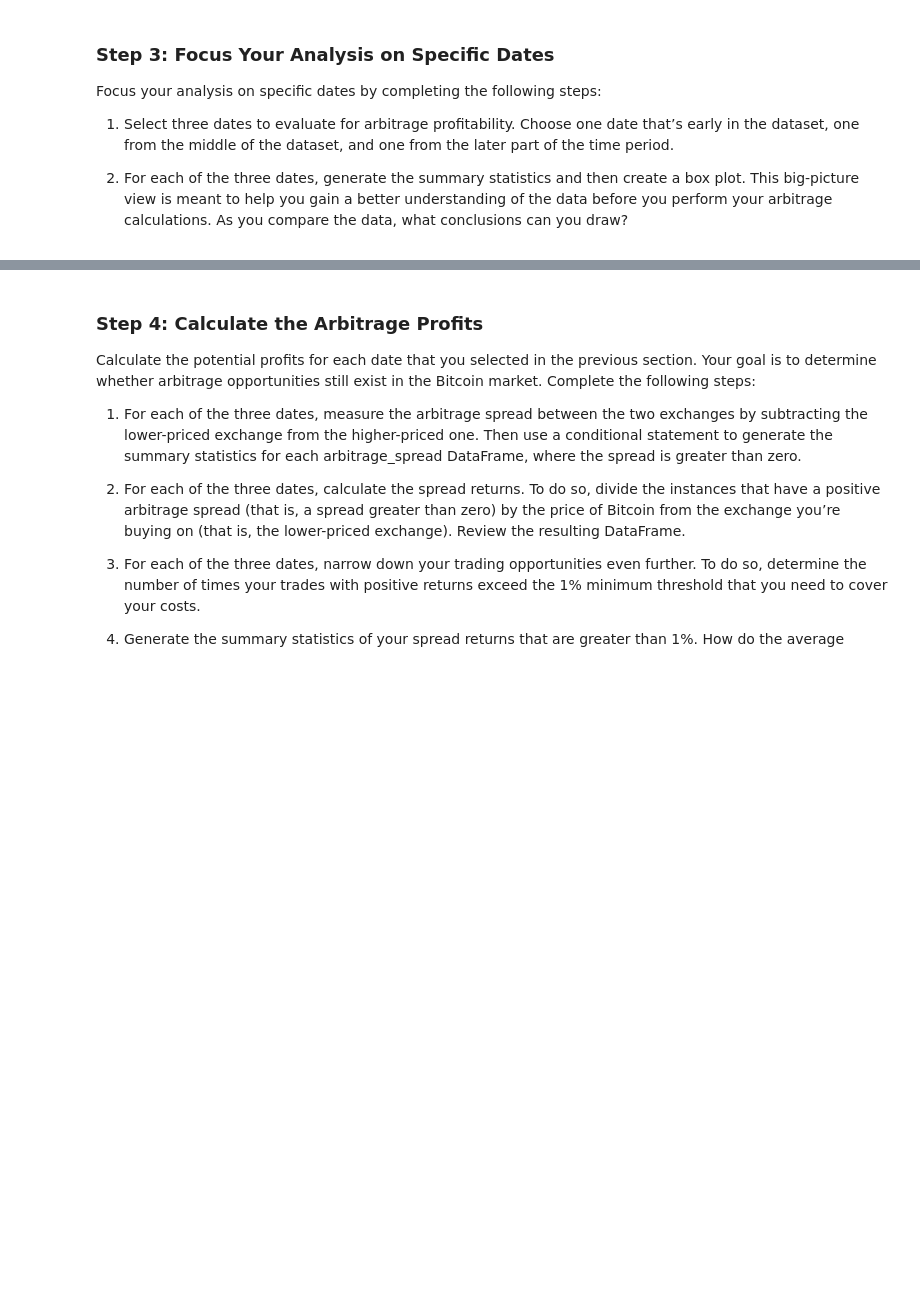
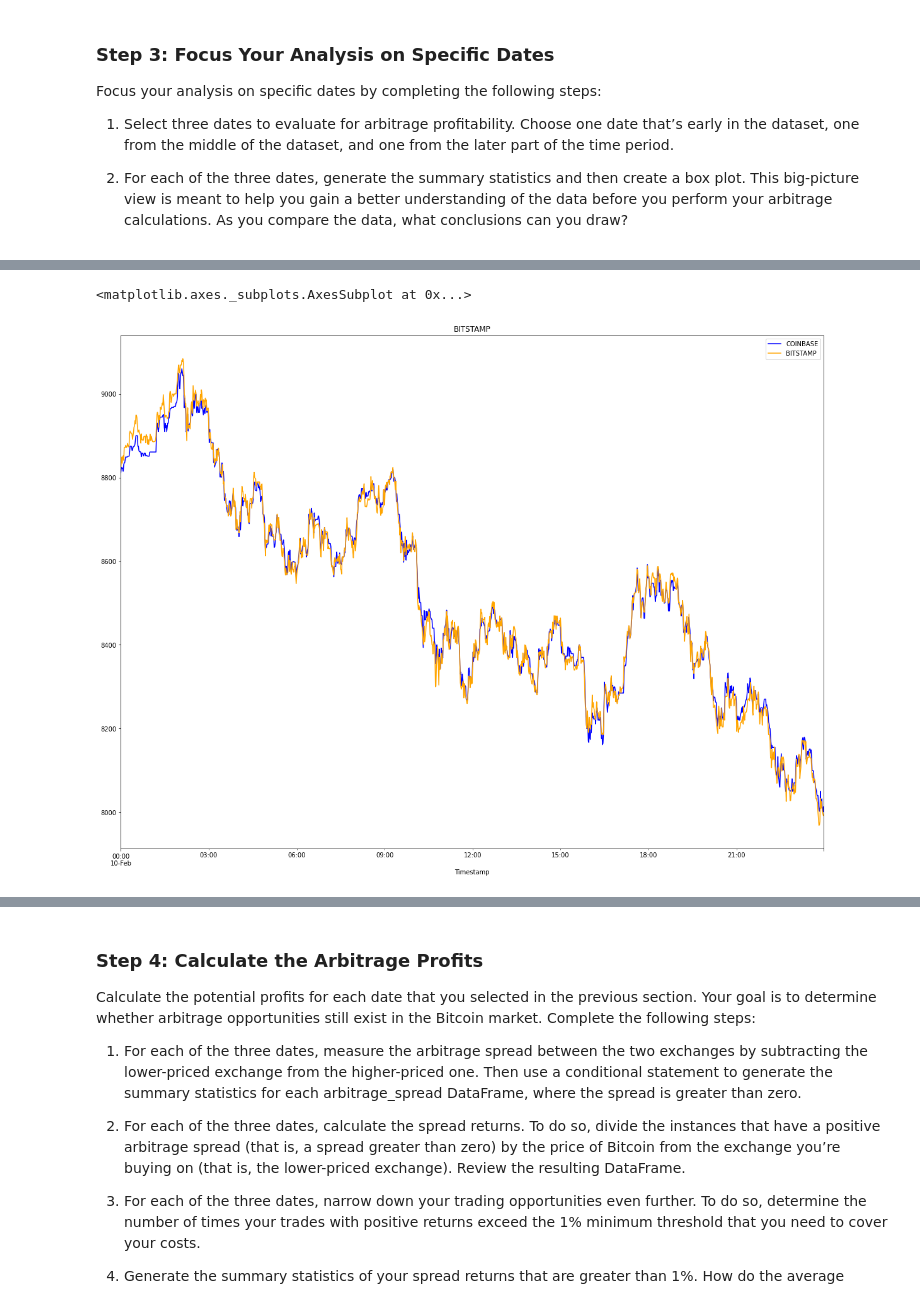
Before and after one commit to AnilVinnakota/assignment3, a Jupyter notebook: crypto_arbitrage.ipynb, the cells around one changed output, grey strips where cells are left out. Cells and saved outputs as stored; diff of their text form; code cells hidden in the pictures; blank space fills up the shorter version.

```diff
--- a/crypto_arbitrage.ipynb
+++ b/crypto_arbitrage.ipynb
@@ -221,7 +241,12 @@ arbitrage_spread_early = # YOUR CODE HERE
 # %%
 # Create an overlay plot that visualizes the two dataframes over a period of one day from the middle of the dataset.
 # Be sure that the plots include the parameters `legend`, `figsize`, `title`, `color` and `label`
 # YOUR CODE HERE
+coinbase_sliced.loc['2018-02-10'].plot(legend=True, figsize=(20,15), title='COINBASE', color='blue', label='COINBASE')
+bitstamp_sliced.loc['2018-02-10'].plot(legend=True, figsize=(20,15), title='BITSTAMP', color='orange', label='BITSTAMP')
+# %% [output]
+<matplotlib.axes._subplots.AxesSubplot at 0x...>
+[figure, added]
 # %%
 # Using the date in the middle that you have selected, calculate the arbitrage spread
 # by subtracting the bitstamp lower closing prices from the coinbase higher closing prices
```
Also changed, not shown: parts of 21 cells of this notebook.
